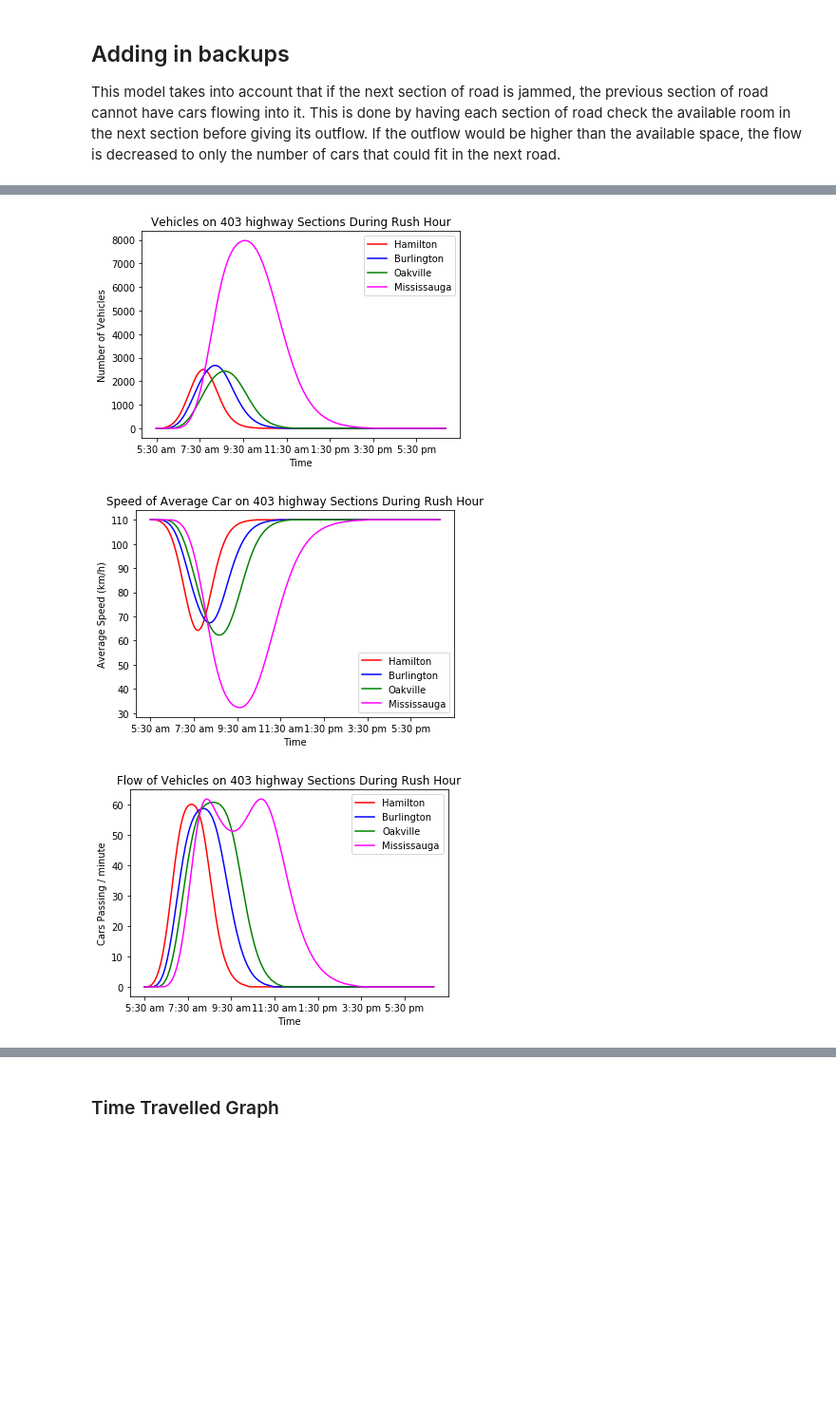
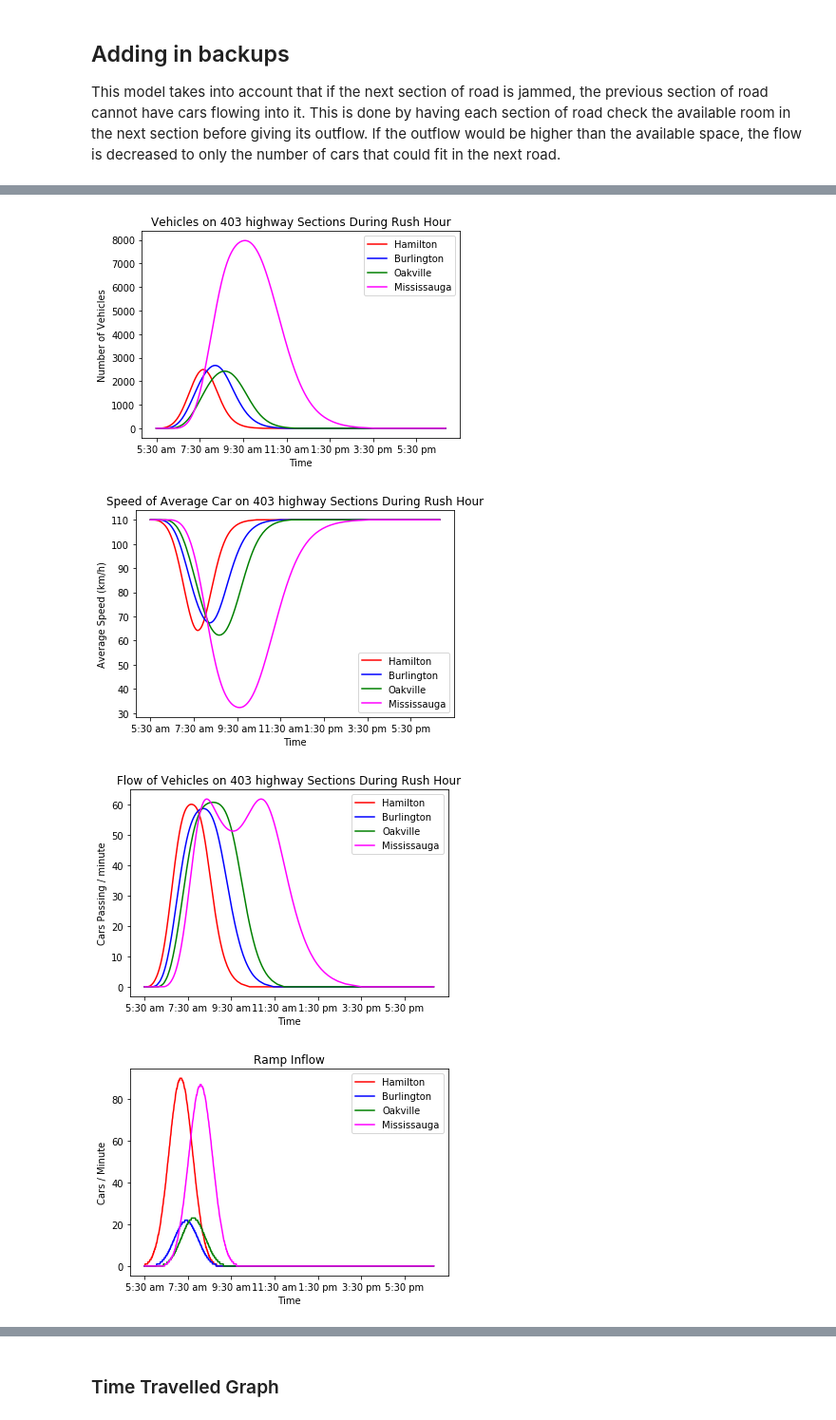
Before and after one commit to MelvilleDylan/TrafficModelling, a Jupyter notebook: Attemp2.ipynb, the cells around one changed output, grey strips where cells are left out. Shown at 95% size. Cells and saved outputs as stored; diff of their text form; code cells hidden in the pictures; blank space fills up the shorter version.

```diff
--- a/Attemp2.ipynb
+++ b/Attemp2.ipynb
@@ -86,20 +111,15 @@ from pylab import *
 
 #Note: t = 0 is 5:30 am
 
-#Setup Our 4 cities
-
-#this is for the purpose that the final city will necet
-toronto = City(name="Toronto",population=4000000,mean_leave=210)
-#Setup Our 4 road segments
-
 run_time=800  # run_time*time_step must equal 600, which will go through one rush hour
              # (std dev 33 with peak time for Hamilton route at 100, so 99% of the population will
              # leave between 5:30 and )
 
 
 def initialize():
-    global time, speeds_record, vehicles_record, outflow_record, cities, roads
+    global time, speeds_record, vehicles_record, outflow_record, onramp_record, cities, roads
 
+    #Setup our cities
     cities = [
         City(name="Hamilton",population=747545,mean_leave=100),
         City(name="Burlington",population=183314,mean_leave=115),
@@ -107,6 +127,7 @@ def initialize():
         City(name="Mississauga",population=721599,mean_leave=155)
     ]
 
+    #Setup the roads connecting those cities
     roads = [
         Road(length=11.1, lanes=4, onramp_city=cities[0]),
         Road(length=17.0, lanes=3, onramp_city=cities[1]),
@@ -123,15 +144,18 @@ def initialize():
     speeds_record = [[road.speed*60] for road in roads]
     vehicles_record = [[road.vehicle_count] for road in roads]
     outflow_record = [[road.outflow()] for road in roads]
+    onramp_record = [[road.city.onramp(0)] for road in roads]
 
 def observe():
-    global time, speeds_record, vehicles_record, outflow_record, cities, roads
+    global time, speeds_record, vehicles_record, outflow_record, onramp_record,  cities, roads
 
     #using the road objects vehicle_count to record itself
     for ind in range(len(vehicles_record)):
         speeds_record[ind].append(roads[ind].speed*60)
         vehicles_record[ind].append(roads[ind].vehicle_count)
         outflow_record[ind].append(roads[ind].outflow())
+        onramp_record[ind].append(roads[ind].city.onramp(time))
+
 
 def updateall():
     global time, cities, roads
@@ -167,33 +191,48 @@ plt.title("Speed of Average Car on 403 highway Sections During Rush Hour")
 plt.xlabel("Time")
 plt.ylabel("Average Speed (km/h)")
 plt.xticks((np.arange(0,800,120)),('5:30 am','7:30 am','9:30 am','11:30 am','1:30 pm','3:30 pm','5:30 pm'))
 
 plot(speeds_record[0], color='red')
 plot(speeds_record[1], color='blue')
 plot(speeds_record[2], color='green')
 plot(speeds_record[3], color='magenta')
 
 plt.legend(('Hamilton','Burlington','Oakville','Mississauga'))
 
 show()
 
 plt.title("Flow of Vehicles on 403 highway Sections During Rush Hour")
 plt.xlabel("Time")
 plt.ylabel("Cars Passing / minute")
 plt.xticks((np.arange(0,800,120)),('5:30 am','7:30 am','9:30 am','11:30 am','1:30 pm','3:30 pm','5:30 pm'))
 
 plot(outflow_record[0], color='red')
 plot(outflow_record[1], color='blue')
 plot(outflow_record[2], color='green')
 plot(outflow_record[3], color='magenta')
 
 plt.legend(('Hamilton','Burlington','Oakville','Mississauga'))
 
 show()
+
+plt.title("Ramp Inflow")
+plt.xlabel("Time")
+plt.ylabel("Cars / Minute")
+plt.xticks((np.arange(0,800,120)),('5:30 am','7:30 am','9:30 am','11:30 am','1:30 pm','3:30 pm','5:30 pm'))
+
+plot(onramp_record[0], color='red')
+plot(onramp_record[1], color='blue')
+plot(onramp_record[2], color='green')
+plot(onramp_record[3], color='magenta')
+
+plt.legend(('Hamilton','Burlington','Oakville','Mississauga'))
+
+show()
 # %% [output]
 [figure]
 [figure]
 [figure]
+[figure, added]
 # %%
 import datetime
 def get_travel_time(start_city_index, start_time):
```
Also changed, not shown: parts of 4 cells of this notebook, 1 other file.
